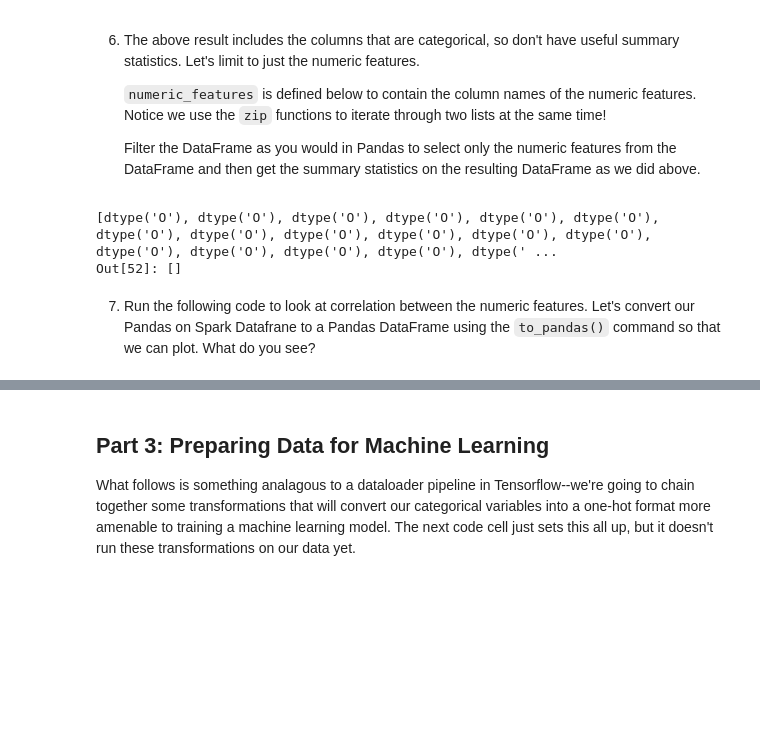
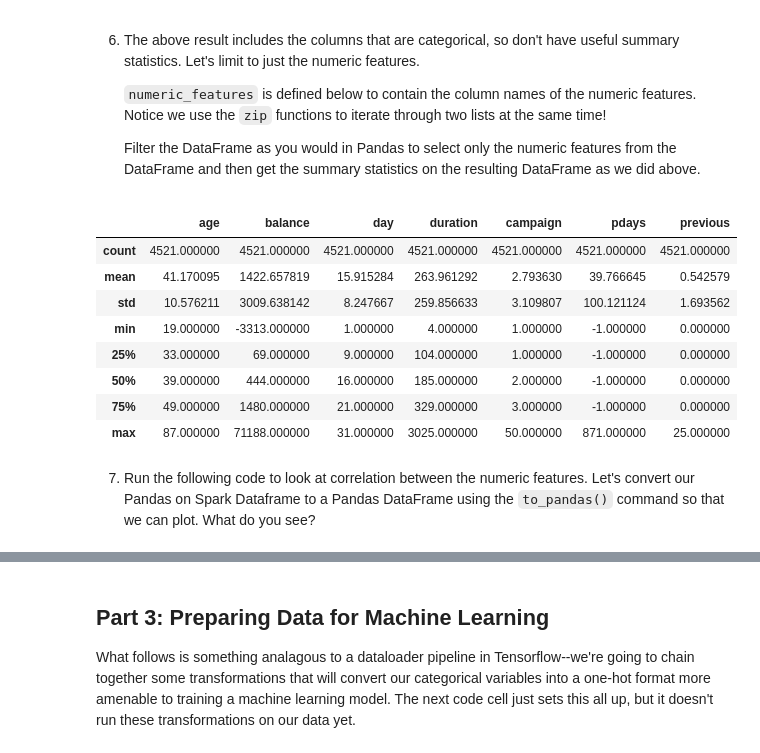
Before and after one commit to yinghu-math/mle9-yinghu, a Jupyter notebook: assignments/week-5-big-data/nb/subscription-prediction.ipynb, the cells around one changed output, grey strips where cells are left out. Cells and saved outputs as stored; diff of their text form; code cells hidden in the pictures; blank space fills up the shorter version.

```diff
--- a/assignments/week-5-big-data/nb/subscription-prediction.ipynb
+++ b/assignments/week-5-big-data/nb/subscription-prediction.ipynb
@@ -338,16 +344,23 @@ dtype: object
 
     Filter the DataFrame as you would in Pandas to select only the numeric features from the DataFrame and then get the summary statistics on the resulting DataFrame as we did above.
 # %%
-col_names = [name for name in psdf.dtypes.index]
+col_names = [name for name in psdf.dtypes.index] ## index of psdf.dtypes is colume name
 dtypes = [dtype for dtype in psdf.dtypes.tolist()]
 
-numeric_features = [name for name, dtype in zip(col_names, dtypes) if dtype == 'int32']
-numeric_features
+numeric_features = [name for name, dtype in zip(col_names, dtypes) if dtype == 'int32']  ## select all numerical features
+psdf[numeric_features].describe()
 # %% [output]
-[dtype('O'), dtype('O'), dtype('O'), dtype('O'), dtype('O'), dtype('O'), dtype('O'), dtype('O'), dtype('O'), dtype('O'), dtype('O'), dtype('O'), dtype('O'), dtype('O'), dtype('O'), dtype('O'), dtype(' ...
-Out[52]: []
+|  | age | balance | day | duration | campaign | pdays | previous |
+| count | 4521.000000 | 4521.000000 | 4521.000000 | 4521.000000 | 4521.000000 | 4521.000000 | 4521.000000 |
+| mean | 41.170095 | 1422.657819 | 15.915284 | 263.961292 | 2.793630 | 39.766645 | 0.542579 |
+| std | 10.576211 | 3009.638142 | 8.247667 | 259.856633 | 3.109807 | 100.121124 | 1.693562 |
+| min | 19.000000 | -3313.000000 | 1.000000 | 4.000000 | 1.000000 | -1.000000 | 0.000000 |
+| 25% | 33.000000 | 69.000000 | 9.000000 | 104.000000 | 1.000000 | -1.000000 | 0.000000 |
+| 50% | 39.000000 | 444.000000 | 16.000000 | 185.000000 | 2.000000 | -1.000000 | 0.000000 |
+| 75% | 49.000000 | 1480.000000 | 21.000000 | 329.000000 | 3.000000 | -1.000000 | 0.000000 |
+| max | 87.000000 | 71188.000000 | 31.000000 | 3025.000000 | 50.000000 | 871.000000 | 25.000000 |
 # %% [markdown]
-7. Run the following code to look at correlation between the numeric features.  Let's convert our Pandas on Spark Datafrane to a Pandas DataFrame using the `to_pandas()` command so that we can plot.  What do you see?
+7. Run the following code to look at correlation between the numeric features.  Let's convert our Pandas on Spark Dataframe to a Pandas DataFrame using the `to_pandas()` command so that we can plot.  What do you see?
 # %%
 # Convert Pandas on Spark DataFrame to Spark DataFrame
 numeric_data = psdf[numeric_features].to_pandas()
```
Also changed, not shown: parts of 37 cells of this notebook.
